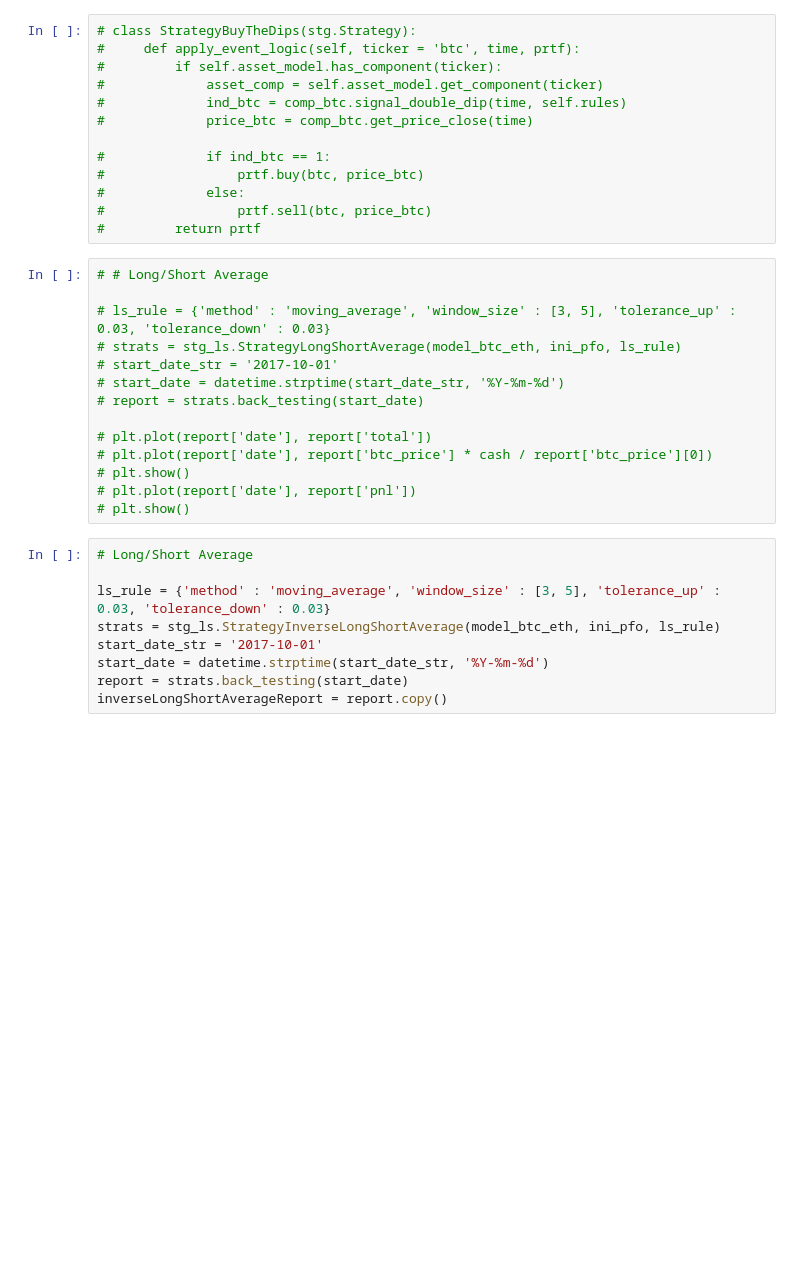
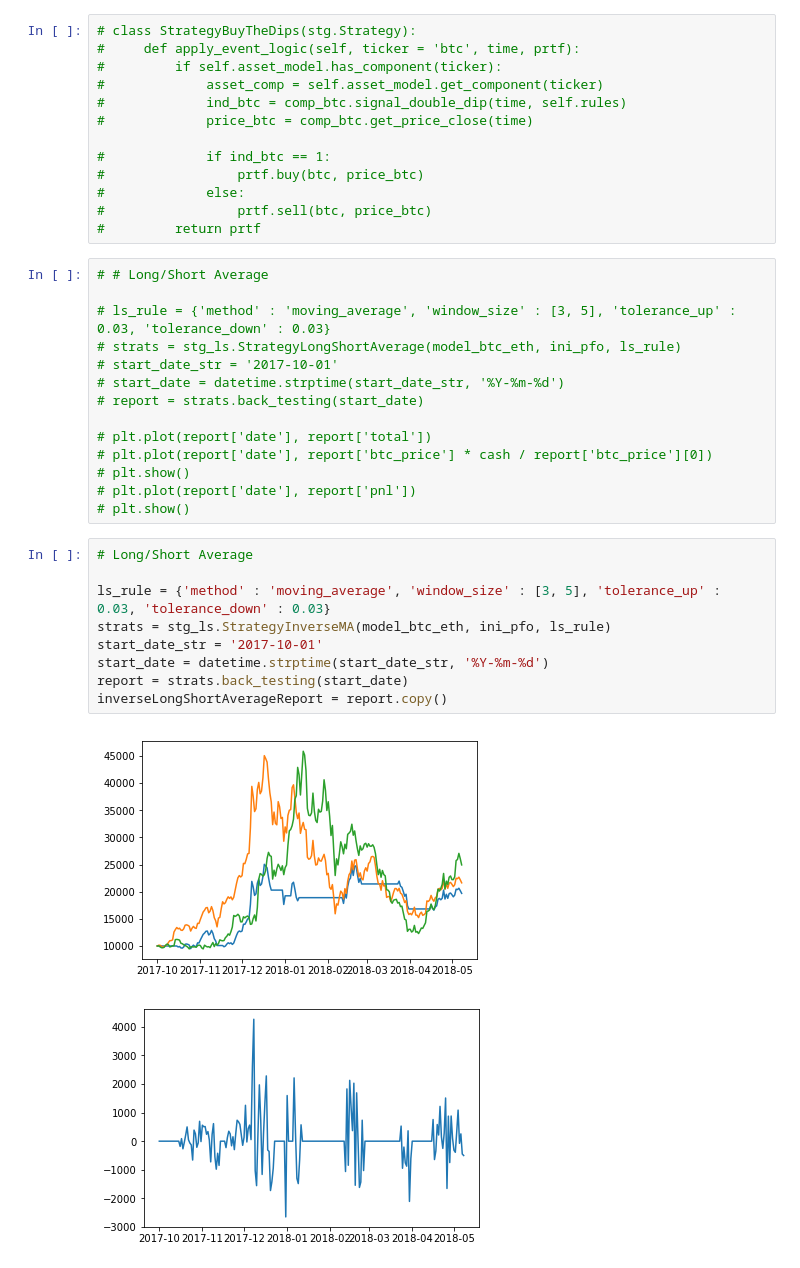
Before and after one commit to MasslessAI/crypto_index, a Jupyter notebook: notebooks/portfolio_strategy_performance_tracking.ipynb, the cells around one changed output. Cells and saved outputs as stored; diff of their text form; blank space fills up the shorter version.

```diff
--- a/notebooks/portfolio_strategy_performance_tracking.ipynb
+++ b/notebooks/portfolio_strategy_performance_tracking.ipynb
@@ -223,12 +177,15 @@ print('max daily loss:', report['pnl'].min())
 # %%
 # Long/Short Average
 
 ls_rule = {'method' : 'moving_average', 'window_size' : [3, 5], 'tolerance_up' : 0.03, 'tolerance_down' : 0.03}
-strats = stg_ls.StrategyInverseLongShortAverage(model_btc_eth, ini_pfo, ls_rule)
+strats = stg_ls.StrategyInverseMA(model_btc_eth, ini_pfo, ls_rule)
 start_date_str = '2017-10-01'
 start_date = datetime.strptime(start_date_str, '%Y-%m-%d')
 report = strats.back_testing(start_date)
 inverseLongShortAverageReport = report.copy()
+# %% [output]
+[figure, added]
+[figure, added]
 # %%
 report = inverseLongShortAverageReport
 strategyName = 'Inverse Long Short Average [3, 5] (0.03, 0.03)'
```
Also changed, not shown: parts of 10 cells of this notebook, 10 other files.
